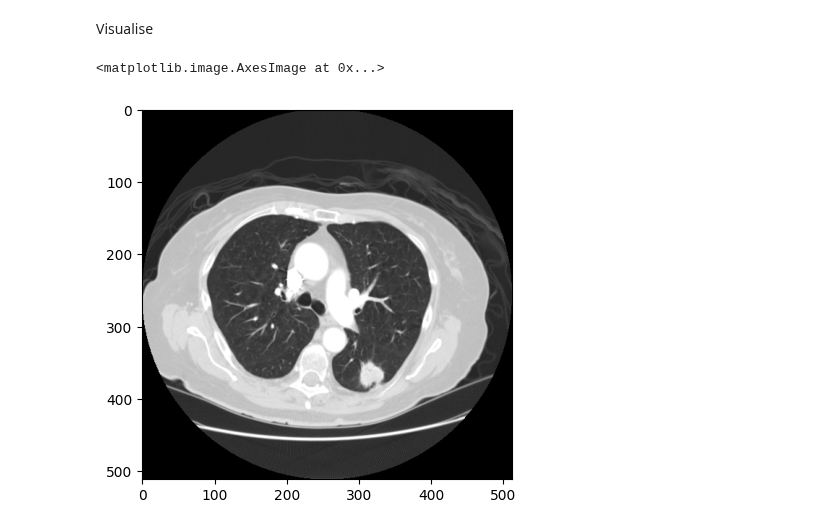
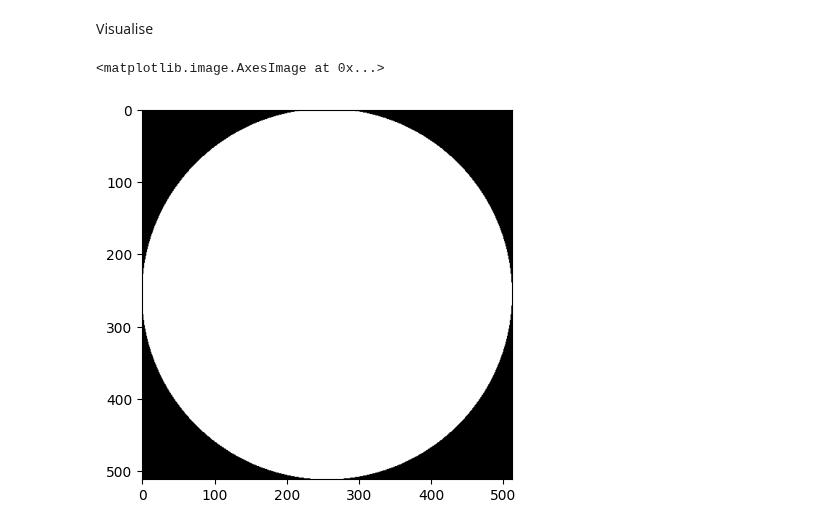
Before and after one commit to CaNtHinkOfaUser/Classifying-malignancy-in-lung-nodules-using-deep-learning-models, a Jupyter notebook: dicom_preproccessing/src/HUClipping/ClippingTest.ipynb, the cells around one changed output. Cells and saved outputs as stored; diff of their text form; code cells hidden in the pictures.

```diff
--- a/dicom_preproccessing/src/HUClipping/ClippingTest.ipynb
+++ b/dicom_preproccessing/src/HUClipping/ClippingTest.ipynb
@@ -72,8 +72,8 @@ def apply_window(img: np.ndarray, window_level: int, window_width: int) -> np.nd
 # %% [markdown]
 Visualise
 # %%
-windowed_img = apply_window(img, window_level=-500, window_width=1500)
+windowed_img = apply_window(img, window_level=-2000, window_width=500)
 plt.imshow(windowed_img, cmap='gray')
 # %% [output]
 <matplotlib.image.AxesImage at 0x...>
-[figure, old version]
+[figure, new version]
```
Also changed, not shown: parts of 1 cell of this notebook.
